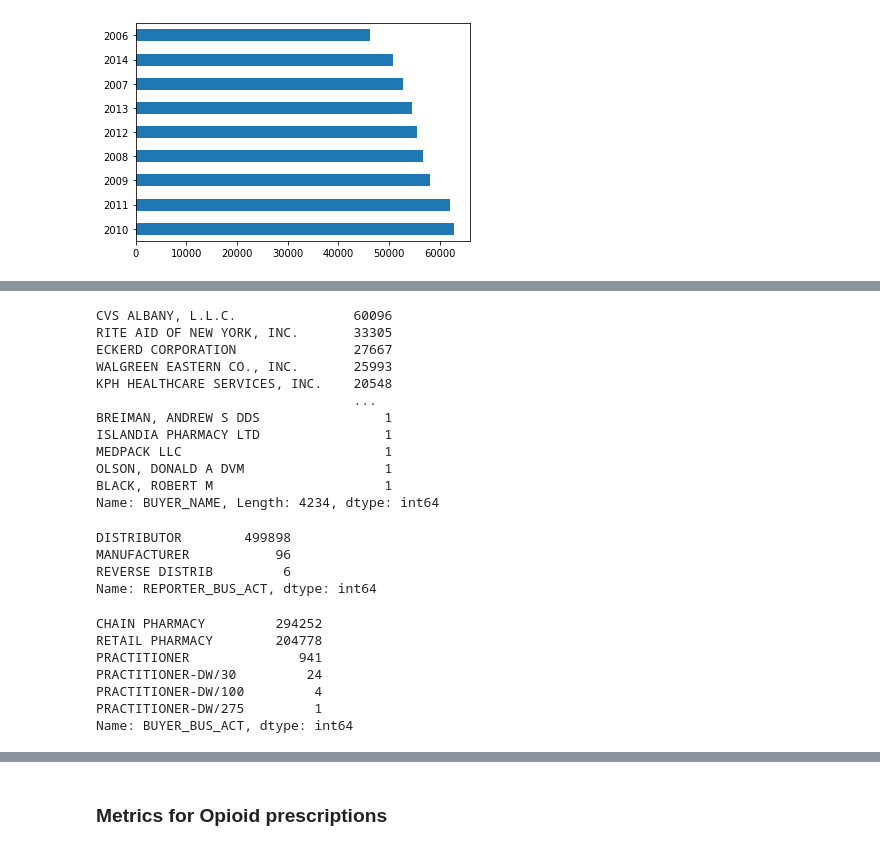
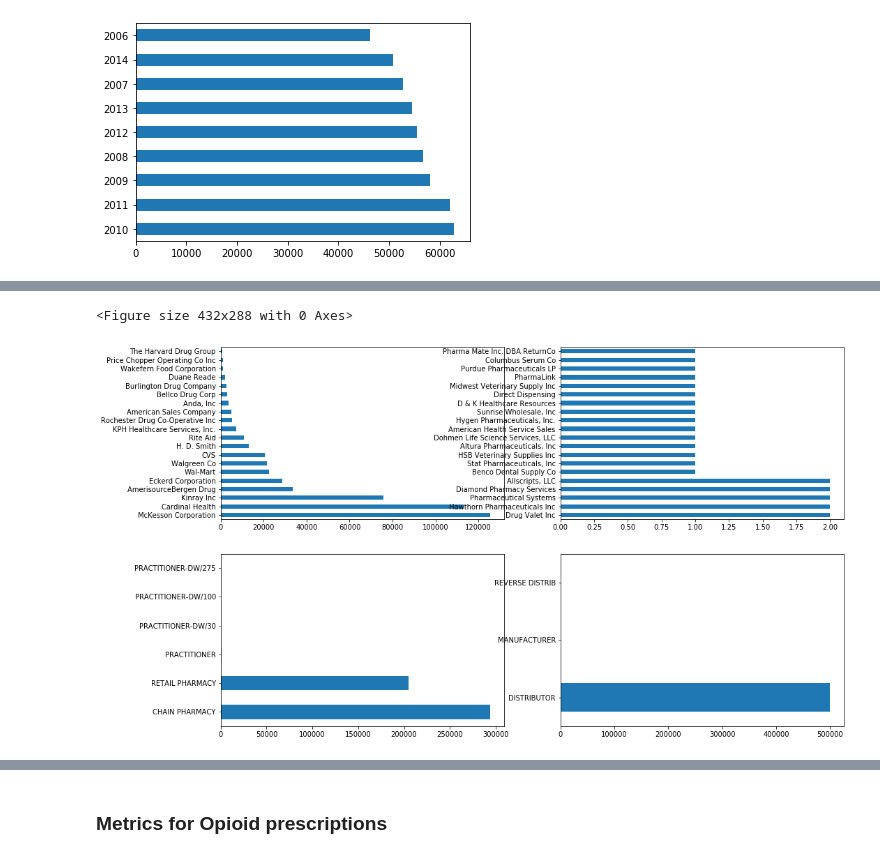
Before and after one commit to jessicambs/hacknights, a Jupyter notebook: opioid-analytics/01_opioid-distribution-prescription-patterns.ipynb, the cells around one changed output, grey strips where cells are left out. Drawn from its saved outputs; the diff is of its cells as text; code cells hidden in the pictures.

Commit message:
Remove Track 2; change graphs of ARCOS account types to subplot figure

```diff
--- a/opioid-analytics/01_opioid-distribution-prescription-patterns.ipynb
+++ b/opioid-analytics/01_opioid-distribution-prescription-patterns.ipynb
@@ -298,35 +289,30 @@ arcos['Reporter_family'].value_counts()[-20:].plot.barh()
-# %%
-arcos['BUYER_NAME'].value_counts()
-# %% [output]
-CVS ALBANY, L.L.C.               60096
-RITE AID OF NEW YORK, INC.       33305
-ECKERD CORPORATION               27667
-WALGREEN EASTERN CO., INC.       25993
-KPH HEALTHCARE SERVICES, INC.    20548
-                                 ...
-BREIMAN, ANDREW S DDS                1
-ISLANDIA PHARMACY LTD                1
-MEDPACK LLC                          1
-OLSON, DONALD A DVM                  1
-BLACK, ROBERT M                      1
-Name: BUYER_NAME, Length: 4234, dtype: int64
-# %%
-arcos['REPORTER_BUS_ACT'].value_counts()
-# %% [output]
-DISTRIBUTOR        499898
-MANUFACTURER           96
-REVERSE DISTRIB         6
-Name: REPORTER_BUS_ACT, dtype: int64
-# %%
-arcos['BUYER_BUS_ACT'].value_counts()
-# %% [output]
-CHAIN PHARMACY         294252
-RETAIL PHARMACY        204778
-PRACTITIONER              941
-PRACTITIONER-DW/30         24
-PRACTITIONER-DW/100         4
-PRACTITIONER-DW/275         1
-Name: BUYER_BUS_ACT, dtype: int64
+# %%
+fig = plt.figure()
+
+plt.figure(figsize=(16,10))
+
+
+def plot_value_counts(series, top_results=True, limit=20):
+
+    if top_results:
+        return series.value_counts()[:limit].plot.barh()
+
+    return series.value_counts()[-limit:].plot.barh()
+
+plot_params = [('Reporter_family', True, 20),
+               ('Reporter_family', False, 20),
+               ('BUYER_BUS_ACT', False, 20),
+               ('REPORTER_BUS_ACT', False, 20)
+              ]
+
+for i, plot_param in enumerate(plot_params):
+    plt.subplot(2,2,i+1)
+
+    col, select_top_vals, val_limit = plot_param
+    plot_value_counts(arcos[col], select_top_vals, val_limit)
+# %% [output]
+<Figure size 432x288 with 0 Axes>
+[figure, added]
 # %%
 arcos[arcos['BUYER_NAME'] == 'BLACK, ROBERT M', '']
 # %% [output]
```
Also changed, not shown: parts of 16 cells of this notebook.
